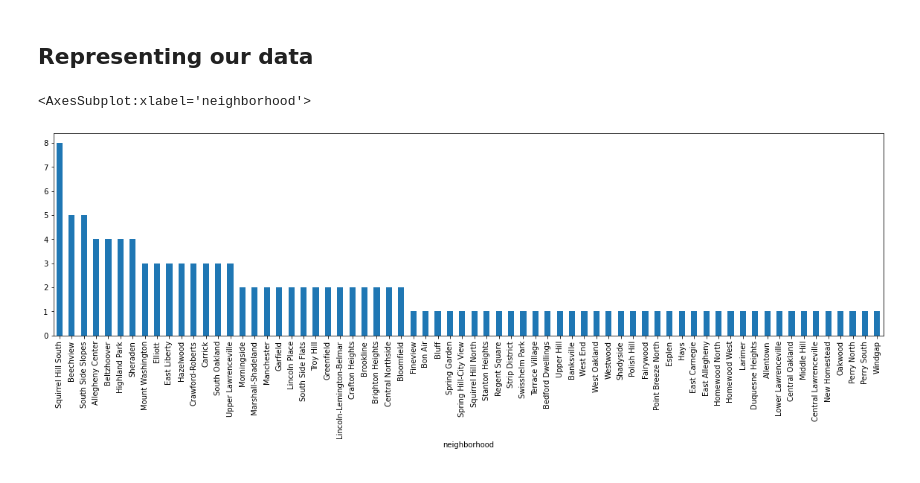
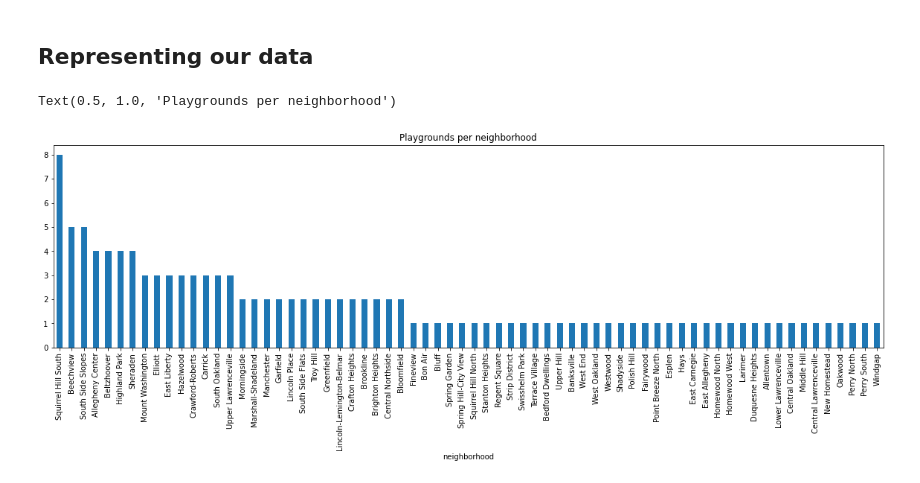
Before and after one commit to strobosco/bigideasfinal, a Jupyter notebook: playgrounds.ipynb, the cells around one changed output. Saved outputs shown, nothing was run; the diff lists cells and outputs as text; code cells hidden in the pictures.

Commit message:
Added title to plot

```diff
--- a/playgrounds.ipynb
+++ b/playgrounds.ipynb
@@ -85,8 +85,9 @@ Length: 68, dtype: int64
 ## Representing our data
 # %%
 sorted_playgrounds.plot.bar(figsize=(20,5))
+plt.title("Playgrounds per neighborhood")
 # %% [output]
-<AxesSubplot:xlabel='neighborhood'>
+Text(0.5, 1.0, 'Playgrounds per neighborhood')
-[figure, old version]
+[figure, new version]
 # %% [markdown]
 <iframe src="https://data.wprdc.org/dataset/playgrounds/resource/12d59d62-e86d-4f37-af19-463050496ed6#embed-e928a8c7-62e7-4db2-89a5-4acf3a5c3843" title="GeoJSON Visualization" width="1000px" height="1000px"></iframe>
```
